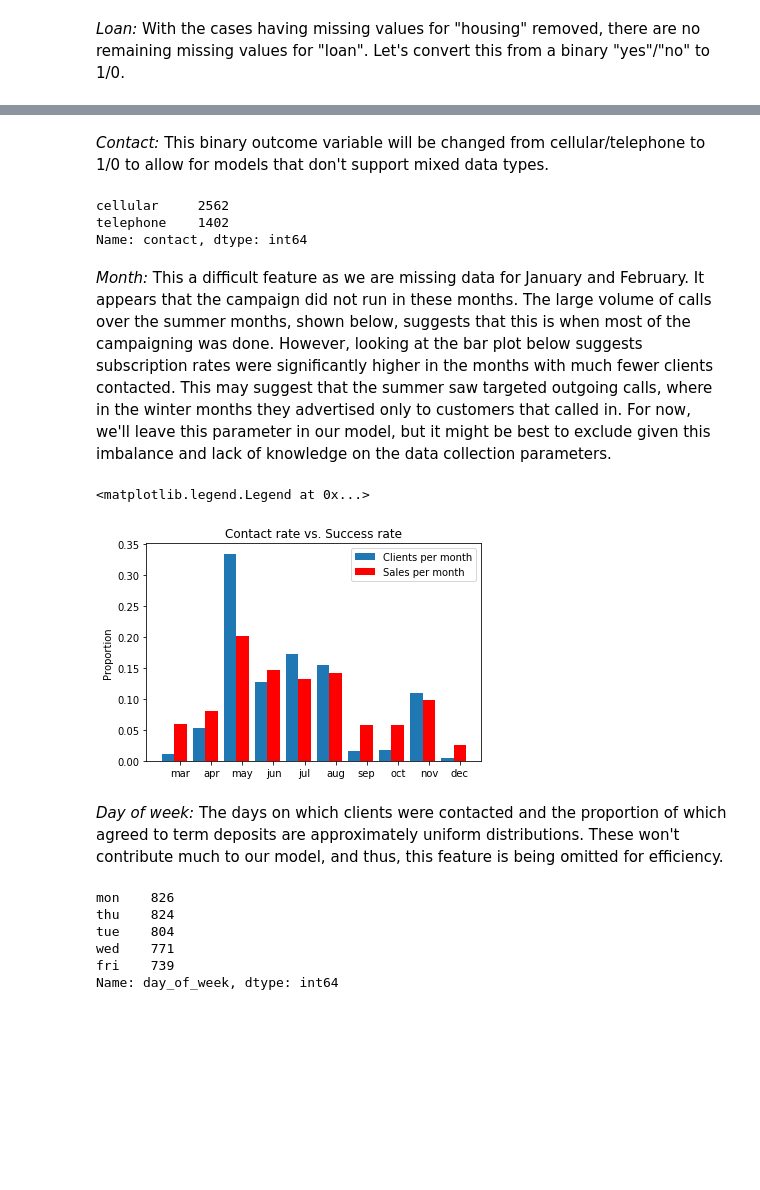
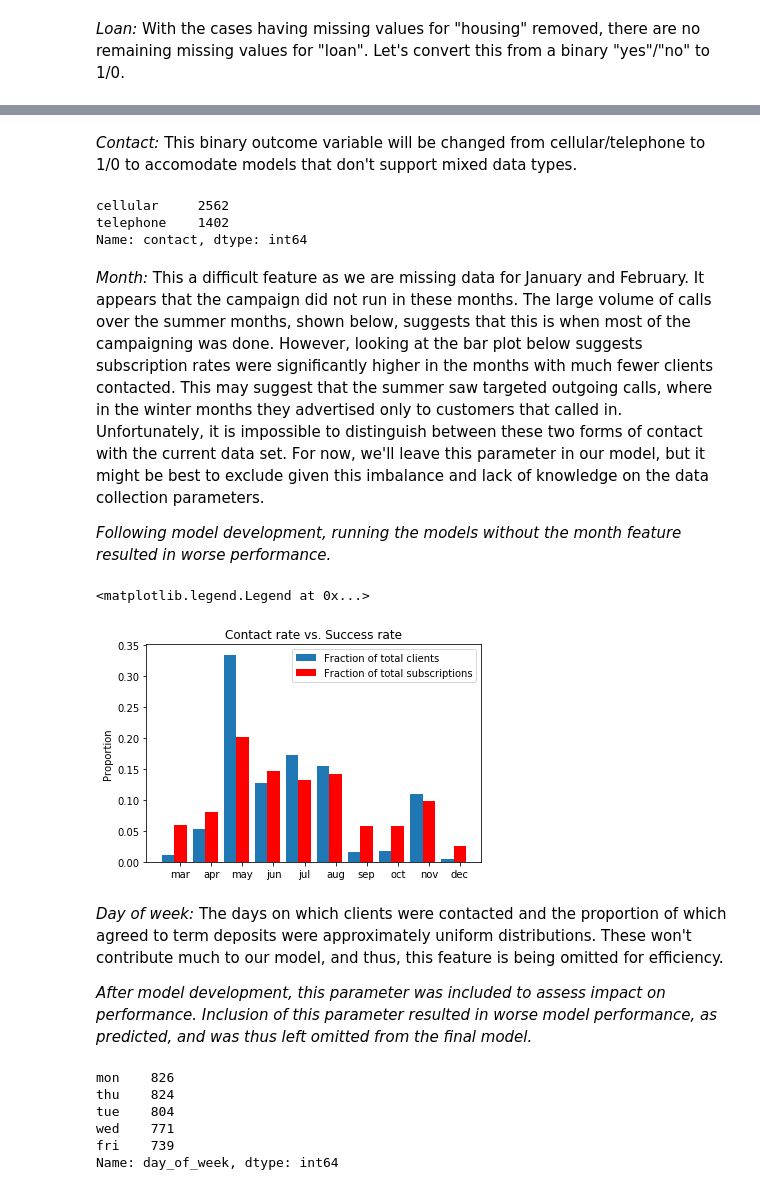
Before and after one commit to dainny1/QL-Case-Study, a Jupyter notebook: CaseStudy.ipynb, the cells around one changed output, grey strips where cells are left out. Cells and saved outputs as stored; diff of their text form; code cells hidden in the pictures; blank space fills up the shorter version.

```diff
--- a/CaseStudy.ipynb
+++ b/CaseStudy.ipynb
@@ -231,7 +240,7 @@ Name: loan, dtype: int64
 # %%
 bank_partial["loan"] = bank_partial["loan"].replace(["yes","no"],[1,0])
 # %% [markdown]
-*Contact:* This binary outcome variable will be changed from cellular/telephone to 1/0 to allow for models that don't support mixed data types.
+*Contact:* This binary outcome variable will be changed from cellular/telephone to 1/0 to accomodate models that don't support mixed data types.
 # %%
 bank_partial["contact"].value_counts()
 # %% [output]
@@ -241,29 +250,35 @@ Name: contact, dtype: int64
 # %%
 bank_partial["contact"] = bank_partial["contact"].replace(["cellular","telephone"],[1,0])
 # %% [markdown]
-*Month:* This a difficult feature as we are missing data for January and February. It appears that the campaign did not run in these months. The large volume of calls over the summer months, shown below, suggests that this is when most of the campaigning was done. However, looking at the bar plot below suggests subscription rates were significantly higher in the months with much fewer clients contacted. This may suggest that the summer saw targeted outgoing calls, where in the winter months they advertised only to customers that called in. For now, we'll leave this parameter in our model, but it might be best to exclude given this imbalance and lack of knowledge on the data collection parameters.
+*Month:* This a difficult feature as we are missing data for January and February. It appears that the campaign did not run in these months. The large volume of calls over the summer months, shown below, suggests that this is when most of the campaigning was done. However, looking at the bar plot below suggests subscription rates were significantly higher in the months with much fewer clients contacted. This may suggest that the summer saw targeted outgoing calls, where in the winter months they advertised only to customers that called in. Unfortunately, it is impossible to distinguish between these two forms of contact with the current data set. For now, we'll leave this parameter in our model, but it might be best to exclude given this imbalance and lack of knowledge on the data collection parameters.
+
+*Following model development, running the models without the month feature resulted in worse performance.*
 # %%
+# Ordering the 'month' feature by chronological month order
 months = bank_partial["month"].value_counts()
 labels = ["mar","apr","may","jun","jul","aug","sep","oct","nov","dec"]
 months = months[labels]
 #sales_rate = pd.pivot_table(bank_partial,values="y",index="month").loc[labels]["y"]
 sales_count = pd.pivot_table(bank_partial,values="y",index="month",aggfunc=sum).loc[labels]["y"]
 
 barWidth = 0.4
 x1 = np.arange(len(labels))
 x2 = [x + barWidth for x in x1]
 
-plt.bar(x1,months/months.sum(),width=barWidth,label='Clients per month')
-plt.bar(x2,sales_count/sales_count.sum(),width=barWidth,color='red',label='Sales per month')
+# Plotting fraction of total calls vs fraction of total subscriptions by month
+plt.bar(x1,months/months.sum(),width=barWidth,label='Fraction of total clients')
+plt.bar(x2,sales_count/sales_count.sum(),width=barWidth,color='red',label='Fraction of total subscriptions')
 plt.xticks([r+barWidth for r in range(len(labels))], labels)
 plt.ylabel('Proportion')
 plt.title('Contact rate vs. Success rate')
 plt.legend()
 # %% [output]
 <matplotlib.legend.Legend at 0x...>
-[figure, old version]
+[figure, new version]
 # %% [markdown]
-*Day of week:* The days on which clients were contacted and the proportion of which agreed to term deposits are approximately uniform distributions. These won't contribute much to our model, and thus, this feature is being omitted for efficiency.
+*Day of week:* The days on which clients were contacted and the proportion of which agreed to term deposits were approximately uniform distributions. These won't contribute much to our model, and thus, this feature is being omitted for efficiency.
+
+*After model development, this parameter was included to assess impact on performance. Inclusion of this parameter resulted in worse model performance, as predicted, and was thus left omitted from the final model.*
 # %%
 bank_partial["day_of_week"].value_counts()
 # %% [output]
```
Also changed, not shown: parts of 45 cells of this notebook.
